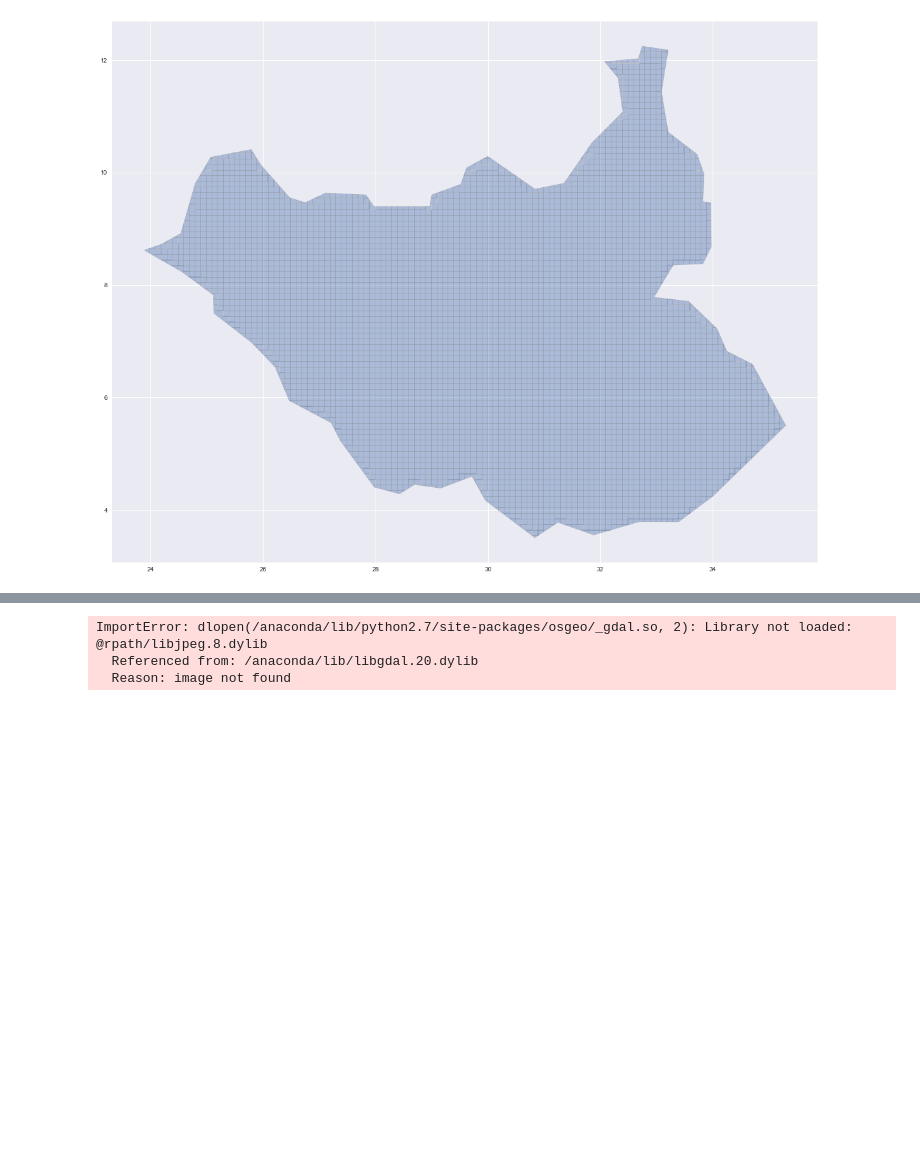
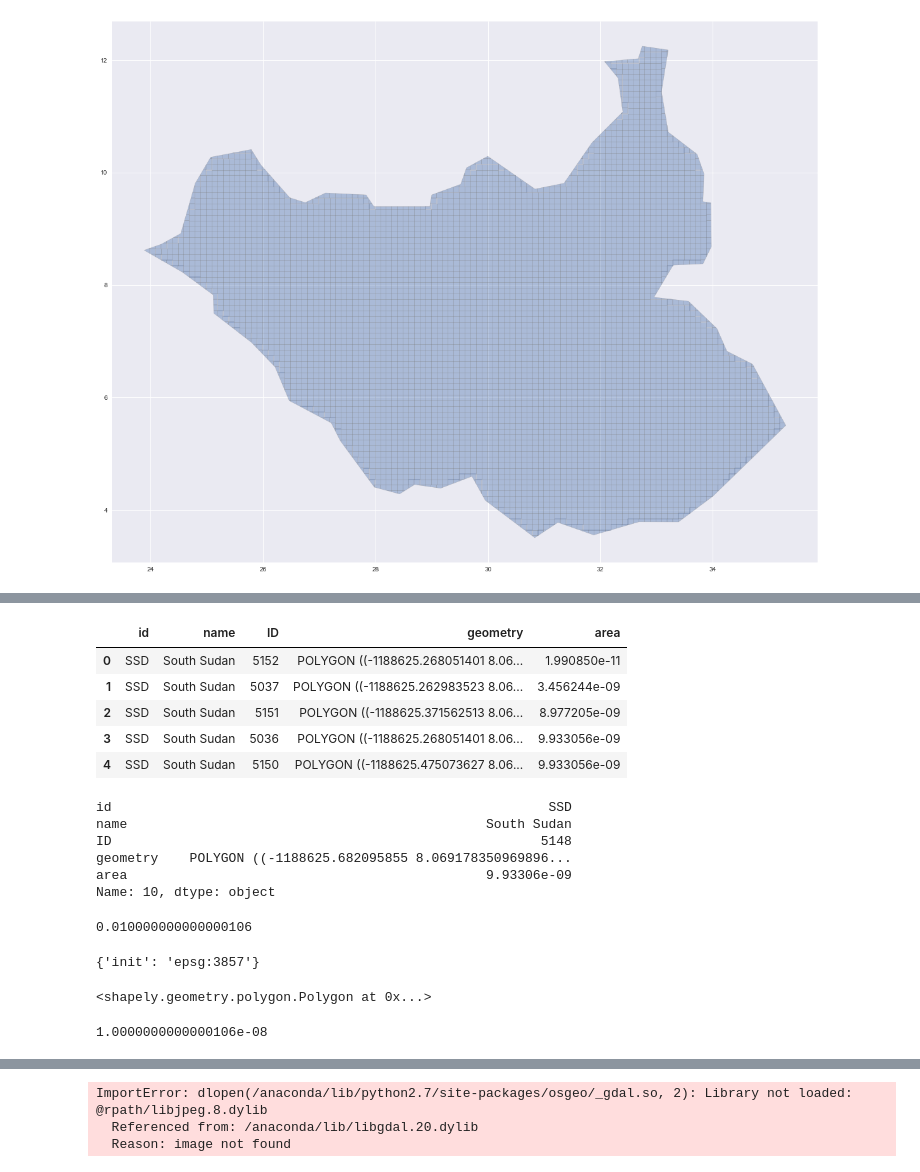
Before and after one commit to willgeary/SouthSudanConflict, a Jupyter notebook: notebooks/Get Conflict Data From ACLED.ipynb, the cells around one changed output, grey strips where cells are left out. Cells and saved outputs as stored; diff of their text form; code cells hidden in the pictures; blank space fills up the shorter version.

```diff
--- a/notebooks/Get Conflict Data From ACLED.ipynb
+++ b/notebooks/Get Conflict Data From ACLED.ipynb
@@ -292,0 +357,25 @@ grid_intersection.plot(figsize=(20,20), alpha=0.4, linewidth=0.5, edgecolor='gre
+# %%
+grid_intersection['area'] = grid_intersection['geometry'].to_crs({'init': 'epsg:3395'})\
+               .map(lambda p: p.area / 10**6)
+# %%
+grid_intersection.head()
+# %% [output]
+|  | id | name | ID | geometry | area |
+| 0 | SSD | South Sudan | 5152 | POLYGON ((-1188625.268051401 8.06... | 1.990850e-11 |
+| 1 | SSD | South Sudan | 5037 | POLYGON ((-1188625.262983523 8.06... | 3.456244e-09 |
+| 2 | SSD | South Sudan | 5151 | POLYGON ((-1188625.371562513 8.06... | 8.977205e-09 |
+| 3 | SSD | South Sudan | 5036 | POLYGON ((-1188625.268051401 8.06... | 9.933056e-09 |
+| 4 | SSD | South Sudan | 5150 | POLYGON ((-1188625.475073627 8.06... | 9.933056e-09 |
+# %%
+grid_intersection.loc[10]
+# %% [output]
+id                                                        SSD
+name                                              South Sudan
+ID                                                       5148
+geometry    POLYGON ((-1188625.682095855 8.069178350969896...
+area                                              9.93306e-09
+Name: 10, dtype: object
+# %%
+grid_intersection.loc[10]['geometry'].area
+# %% [output]
+0.010000000000000106
@@ -292,0 +384,12 @@ grid_intersection.plot(figsize=(20,20), alpha=0.4, linewidth=0.5, edgecolor='gre
+# %%
+print grid_intersection.crs
+# %% [output]
+{'init': 'epsg:3857'}
+# %%
+grid_intersection.loc[10]['geometry']
+# %% [output]
+<shapely.geometry.polygon.Polygon at 0x...>
+# %%
+grid_intersection.loc[10]['geometry'].area / 10**6
+# %% [output]
+1.0000000000000106e-08
```
Also changed, not shown: parts of 18 cells of this notebook, 3 other files.
